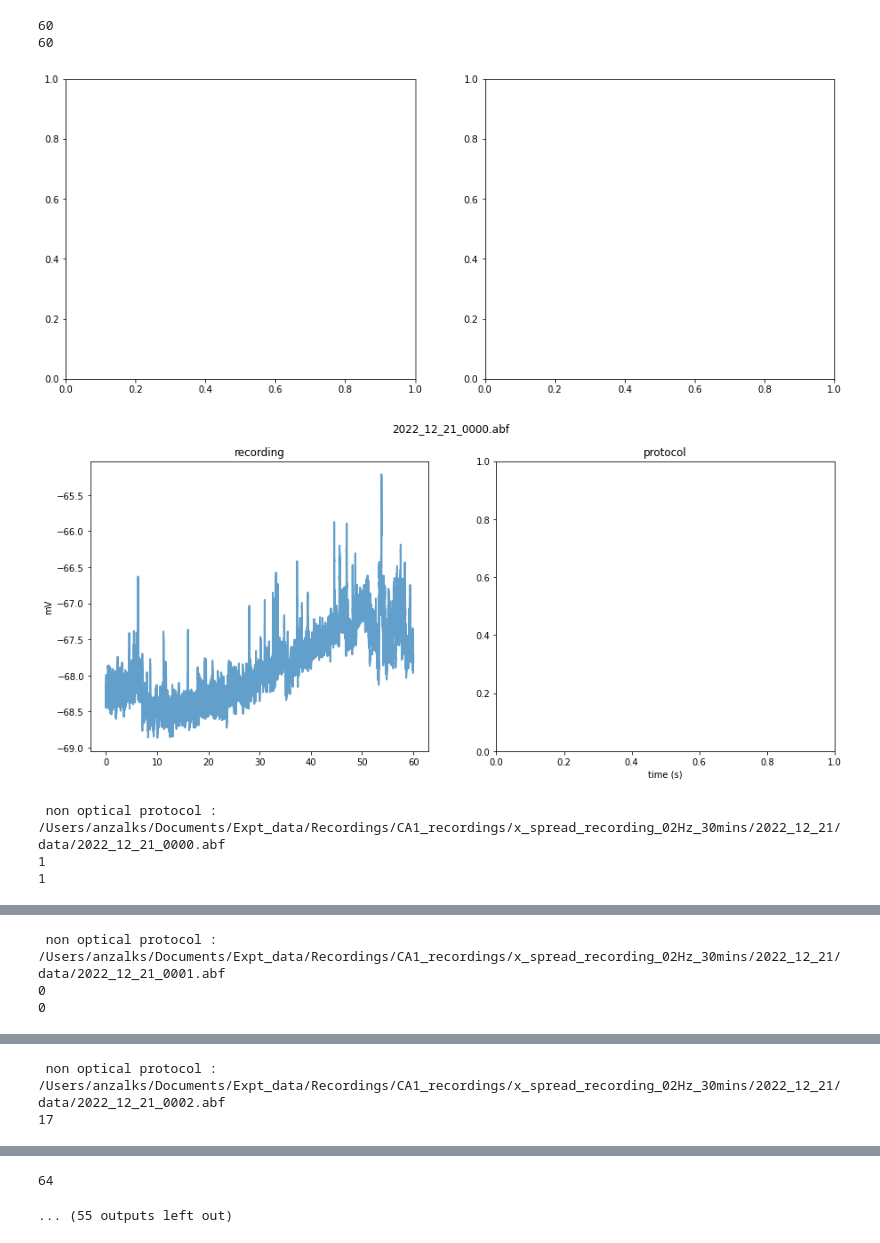
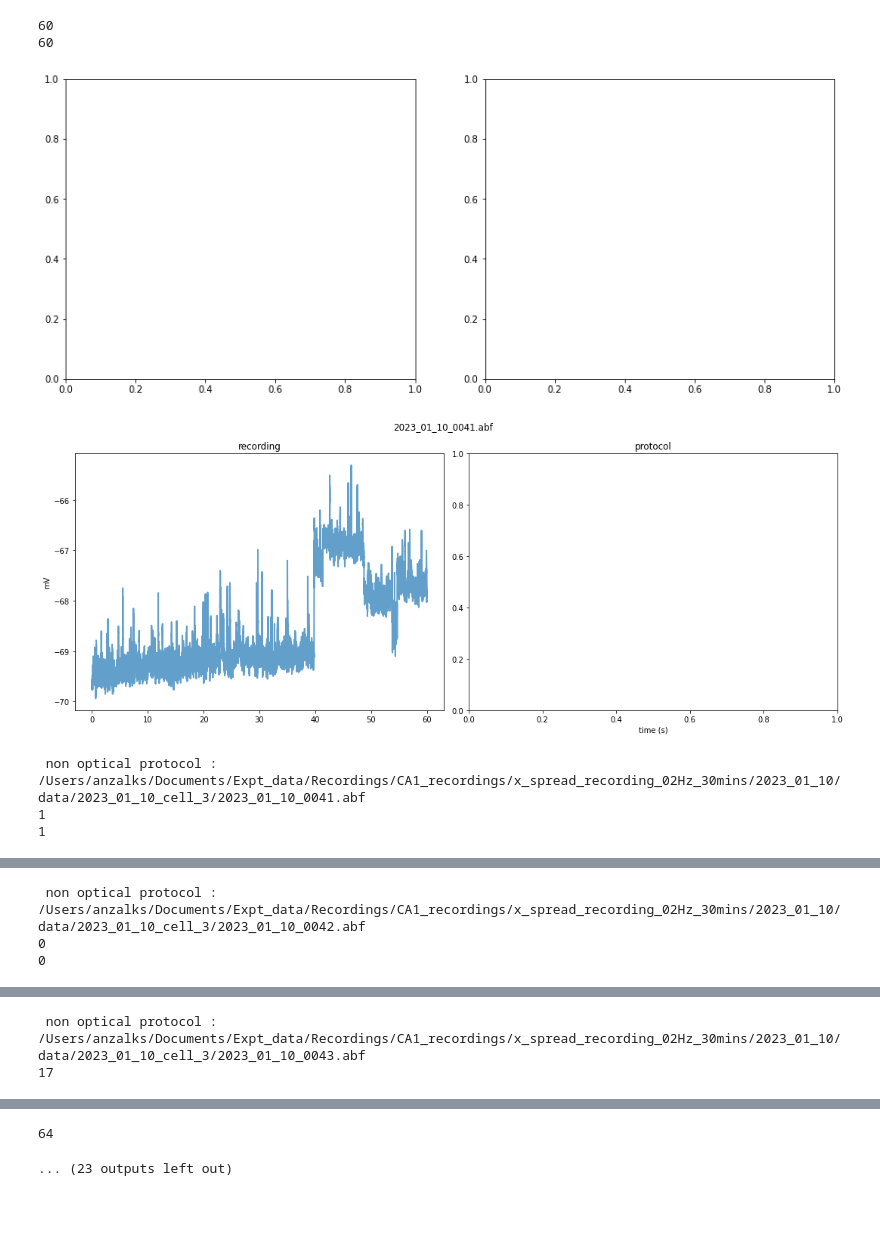
Before and after one commit to anzalks/ep_snippets, a Jupyter notebook: Plot_multichannel_channel_abf_and protocol_raw.ipynb, the cells around one changed output, grey strips where cells are left out. Cells and saved outputs as stored; diff of their text form; code cells hidden in the pictures; blank space fills up the shorter version.

```diff
--- a/Plot_multichannel_channel_abf_and protocol_raw.ipynb
+++ b/Plot_multichannel_channel_abf_and protocol_raw.ipynb
@@ -13,8 +15,11 @@ from pathlib import Path
 # %%
-f = '/Users/anzalks/Documents/Expt_data/Recordings/CA1_recordings/x_spread_recording_02Hz_30mins/2022_12_21/data'
+f = '/Users/anzalks/Documents/Expt_data/Recordings/CA1_recordings/x_spread_recording_02Hz_30mins/2023_01_10/data/2023_01_10_cell_3'
 f=Path(f)
 #f_plt = '/Users/anzalks/Documents/Expt_data/Recordings/CA1_recordings/x_spread_recording_02Hz_30mins/2022_12_12/data/2022_12_12_cell_3/aaaaa.png'
 #file_name = f.split('/')[-1]
+# %%
+outdir = f/'plots'
+outdir.mkdir(exist_ok=True, parents=True)
 # %%
 def list_files(p):
     f_list = []
@@ -67,5 +80,8 @@ def butter_bandpass_filter(data, lowcut, highcut, fs, order=5):
 # %%
-def plot_optical(f):
+def plot_optical(f,outdir):
+    f_n = f.stem
+    outdir = f'{outdir}/{f_n}'
+    #prot_name = protocol_file_name(f)
     f = str(f)
     file_name = f.split('/')[-1]
     reader = nio.AxonIO(f)
@@ -96,6 +112,8 @@ def plot_optical(f):
         axs[0][0].set_title('recording')
         axs[0][0].set_ylabel(unit)
         axs[3][0].set_xlabel('time(s)')
+        #axs[i][0].set_xlim(0.1,0.2)
+
 
 
         for n in protocol_raw:
@@ -111,11 +129,16 @@ def plot_optical(f):
 
     fig.suptitle(file_name)
     plt.xlabel('time (s)',loc='center')
+    plt.tight_layout()
+    plt.savefig(f'{outdir}.png')
     plt.show()
     plt.close()
 #fig.savefig(f_plt)
 # %%
-def plot_non_optical(f):
+def plot_non_optical(f,outdir):
+    f_n = f.stem
+    outdir = f'{outdir}/{f_n}'
+    #prot_name = protocol_file_name(f)
     f = str(f)
     file_name = f.split('/')[-1]
     reader = nio.AxonIO(f)
@@ -149,6 +172,7 @@ def plot_non_optical(f):
             p = n[i]
             axs[1].plot(t,p)
         axs[1].set_title('protocol')
+        #axs[0].set_xlim(2,3)
 
 
 #axs[0][0].set_xlim(0.9,7.5) #7 pulses
@@ -158,6 +182,8 @@ def plot_non_optical(f):
 
     fig.suptitle(file_name)
     plt.xlabel('time (s)',loc='center')
+    plt.tight_layout()
+    plt.savefig(f'{outdir}.png')
     plt.show()
     plt.close()
 #fig.savefig(f_plt)
@@ -166,17 +192,17 @@ abfs = list_files(f)
 # %%
 for i in abfs:
     try:
-        plot_optical(i)
+        plot_optical(i,outdir)
     except:
-        plot_non_optical(i)
+        plot_non_optical(i,outdir)
         print(f' non optical protocol : {i}')
         continue
 # %% [output]
 60
 60
 [figure]
-[figure, old version]
+[figure, new version]
- non optical protocol : /Users/anzalks/Documents/Expt_data/Recordings/CA1_recordings/x_spread_recording_02Hz_30mins/2022_12_21/data/2022_12_21_0000.abf
+ non optical protocol : /Users/anzalks/Documents/Expt_data/Recordings/CA1_recordings/x_spread_recording_02Hz_30mins/2023_01_10/data/2023_01_10_cell_3/2023_01_10_0041.abf
 1
 1
 [figure]
@@ -184,4 +210,4 @@ for i in abfs:
- non optical protocol : /Users/anzalks/Documents/Expt_data/Recordings/CA1_recordings/x_spread_recording_02Hz_30mins/2022_12_21/data/2022_12_21_0001.abf
+ non optical protocol : /Users/anzalks/Documents/Expt_data/Recordings/CA1_recordings/x_spread_recording_02Hz_30mins/2023_01_10/data/2023_01_10_cell_3/2023_01_10_0042.abf
 0
 0
 [figure]
@@ -189,2 +215,2 @@ for i in abfs:
- non optical protocol : /Users/anzalks/Documents/Expt_data/Recordings/CA1_recordings/x_spread_recording_02Hz_30mins/2022_12_21/data/2022_12_21_0002.abf
+ non optical protocol : /Users/anzalks/Documents/Expt_data/Recordings/CA1_recordings/x_spread_recording_02Hz_30mins/2023_01_10/data/2023_01_10_cell_3/2023_01_10_0043.abf
 17
@@ -192,2 +218,2 @@ for i in abfs:
 64
-... (55 outputs left out)
+... (23 outputs left out)
```
Also changed, not shown: parts of 3 cells of this notebook, 2 other files.
